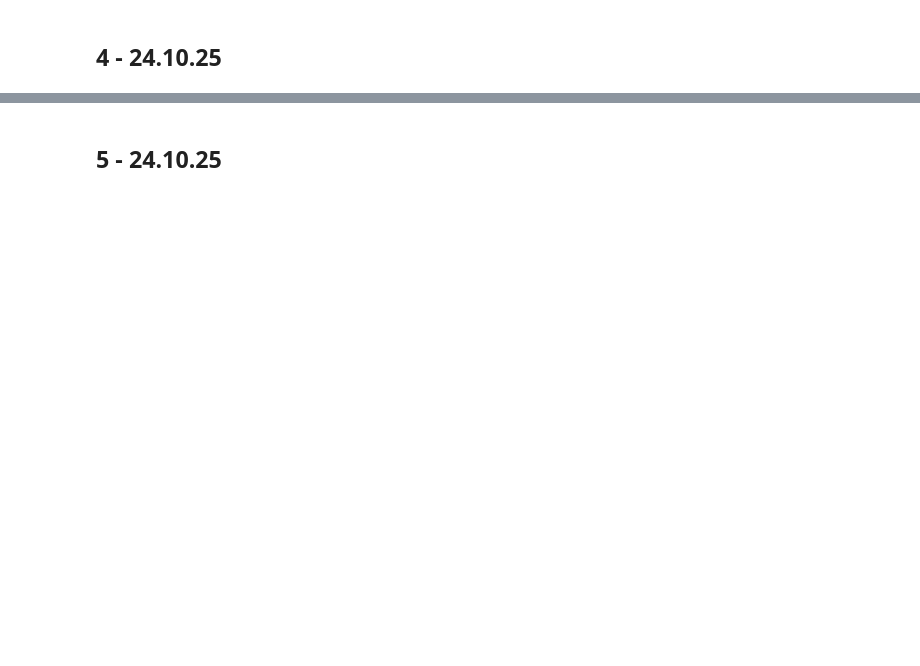
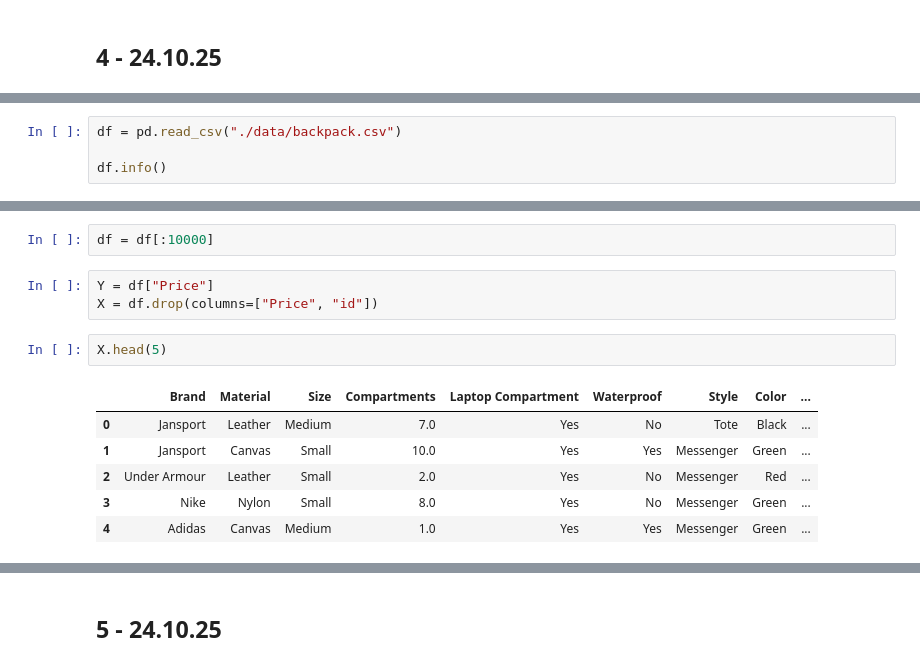
Before and after one commit to poslam/sem7-ds, a Jupyter notebook: ml/main.ipynb, the cells around one changed output, grey strips where cells are left out. Drawn from its saved outputs; the diff is of its cells as text; blank space fills up the shorter version.

```diff
--- a/ml/main.ipynb
+++ b/ml/main.ipynb
@@ -575,0 +516,4 @@ Counter({'это': 1, 'простой': 1, 'пример': 1, 'показыва
+# %%
+df = pd.read_csv("./data/backpack.csv")
+
+df.info()
@@ -575,0 +539,14 @@ Counter({'это': 1, 'простой': 1, 'пример': 1, 'показыва
+# %%
+df = df[:10000]
+# %%
+Y = df["Price"]
+X = df.drop(columns=["Price", "id"])
+# %%
+X.head(5)
+# %% [output]
+|  | Brand | Material | Size | Compartments | Laptop Compartment | Waterproof | Style | Color | ... |
+| 0 | Jansport | Leather | Medium | 7.0 | Yes | No | Tote | Black | ... |
+| 1 | Jansport | Canvas | Small | 10.0 | Yes | Yes | Messenger | Green | ... |
+| 2 | Under Armour | Leather | Small | 2.0 | Yes | No | Messenger | Red | ... |
+| 3 | Nike | Nylon | Small | 8.0 | Yes | No | Messenger | Green | ... |
+| 4 | Adidas | Canvas | Medium | 1.0 | Yes | Yes | Messenger | Green | ... |
```
Also changed, not shown: parts of 38 cells of this notebook.
